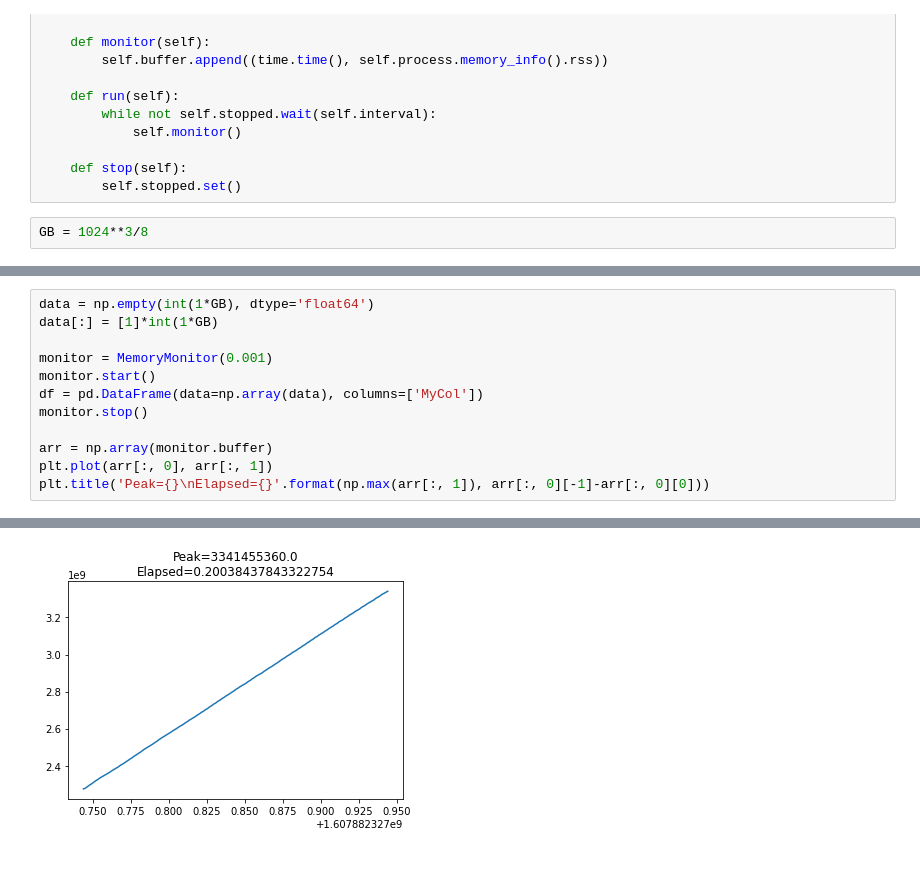
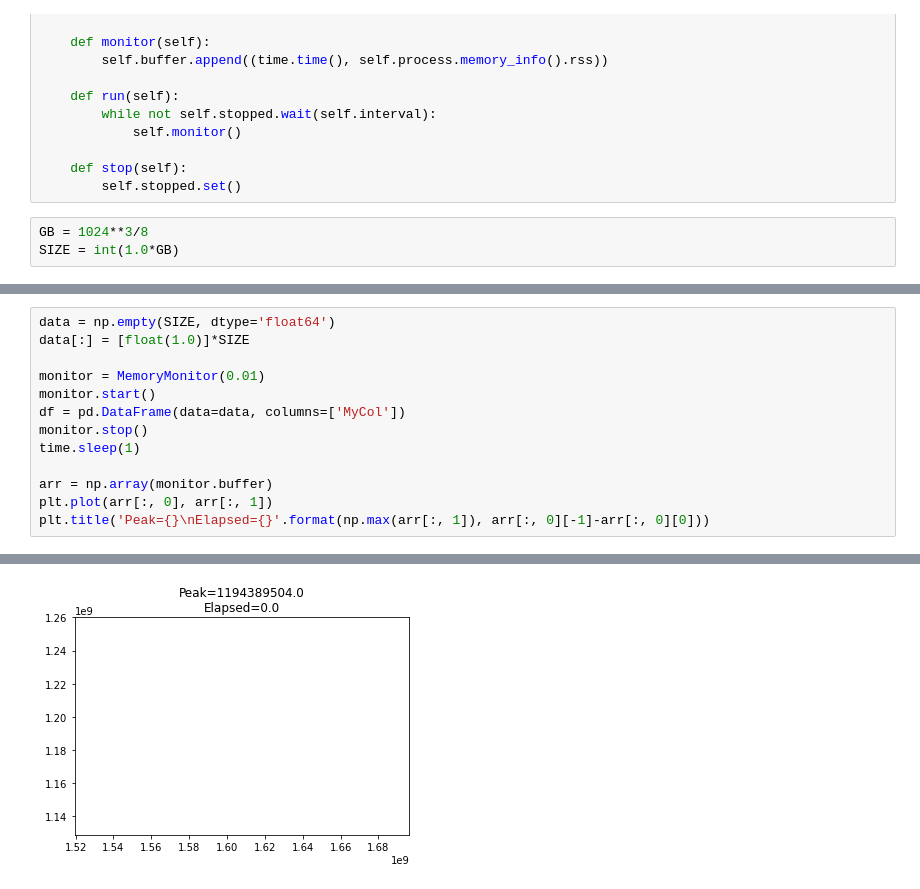
Before and after one commit to dwyatte/pandas-malloc-benchmark, a Jupyter notebook: benchmark.ipynb, the cells around one changed output, grey strips where cells are left out. Saved outputs shown, nothing was run; the diff lists cells and outputs as text.

```diff
--- a/benchmark.ipynb
+++ b/benchmark.ipynb
@@ -28,4 +28,5 @@ class MemoryMonitor(Thread):
         self.stopped.set()
 # %%
 GB = 1024**3/8
+SIZE = int(1.0*GB)
 # %%
@@ -88,11 +93,12 @@ Text(0.5, 1.0, 'Peak=3338776576.0\nElapsed=0.19374823570251465')
 # %%
-data = np.empty(int(1*GB), dtype='float64')
-data[:] = [1]*int(1*GB)
+data = np.empty(SIZE, dtype='float64')
+data[:] = [float(1.0)]*SIZE
 
-monitor = MemoryMonitor(0.001)
+monitor = MemoryMonitor(0.01)
 monitor.start()
-df = pd.DataFrame(data=np.array(data), columns=['MyCol'])
+df = pd.DataFrame(data=data, columns=['MyCol'])
 monitor.stop()
+time.sleep(1)
 
 arr = np.array(monitor.buffer)
 plt.plot(arr[:, 0], arr[:, 1])
@@ -102 +108 @@ Text(0.5, 1.0, 'Peak=3341455360.0\nElapsed=0.20038437843322754')
-[figure, old version]
+[figure, new version]
```
Also changed, not shown: parts of 5 cells of this notebook.
